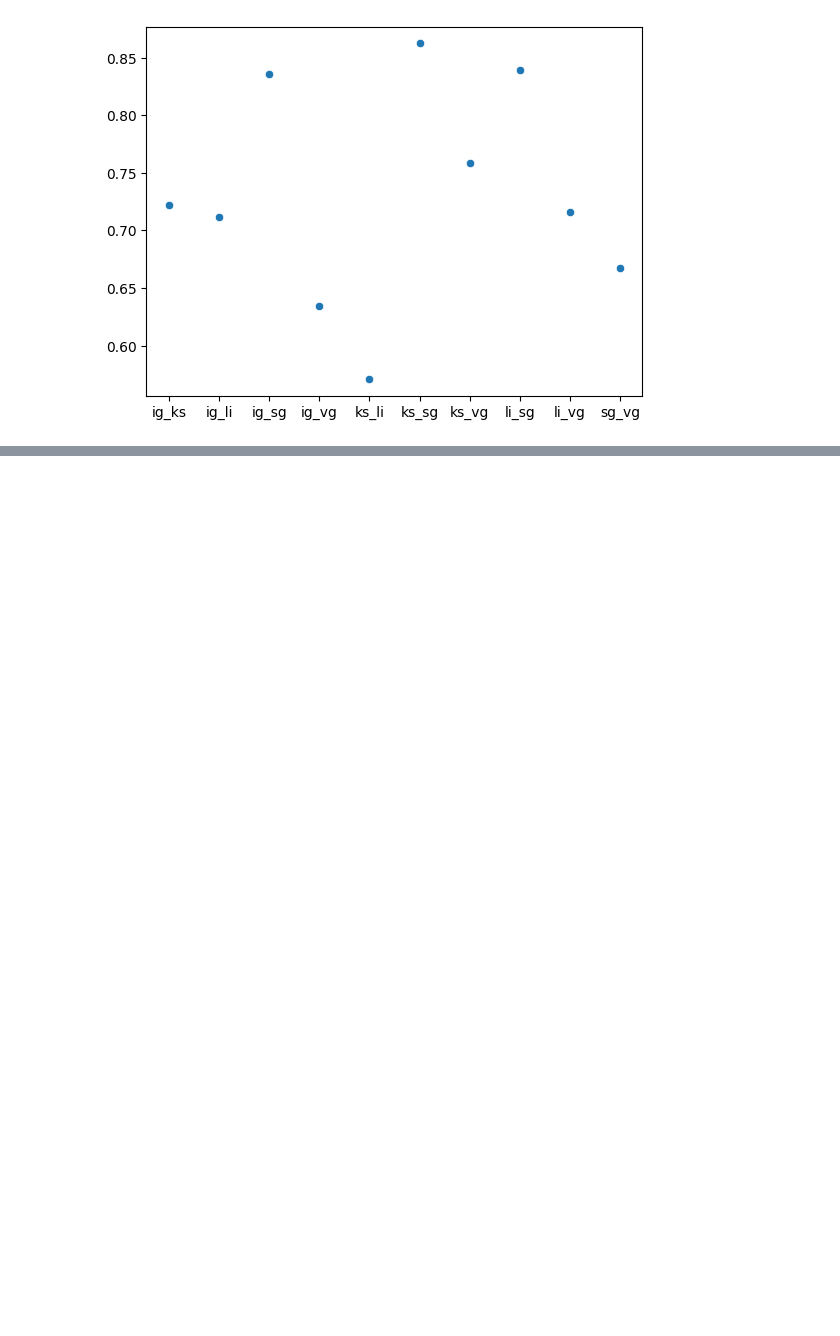
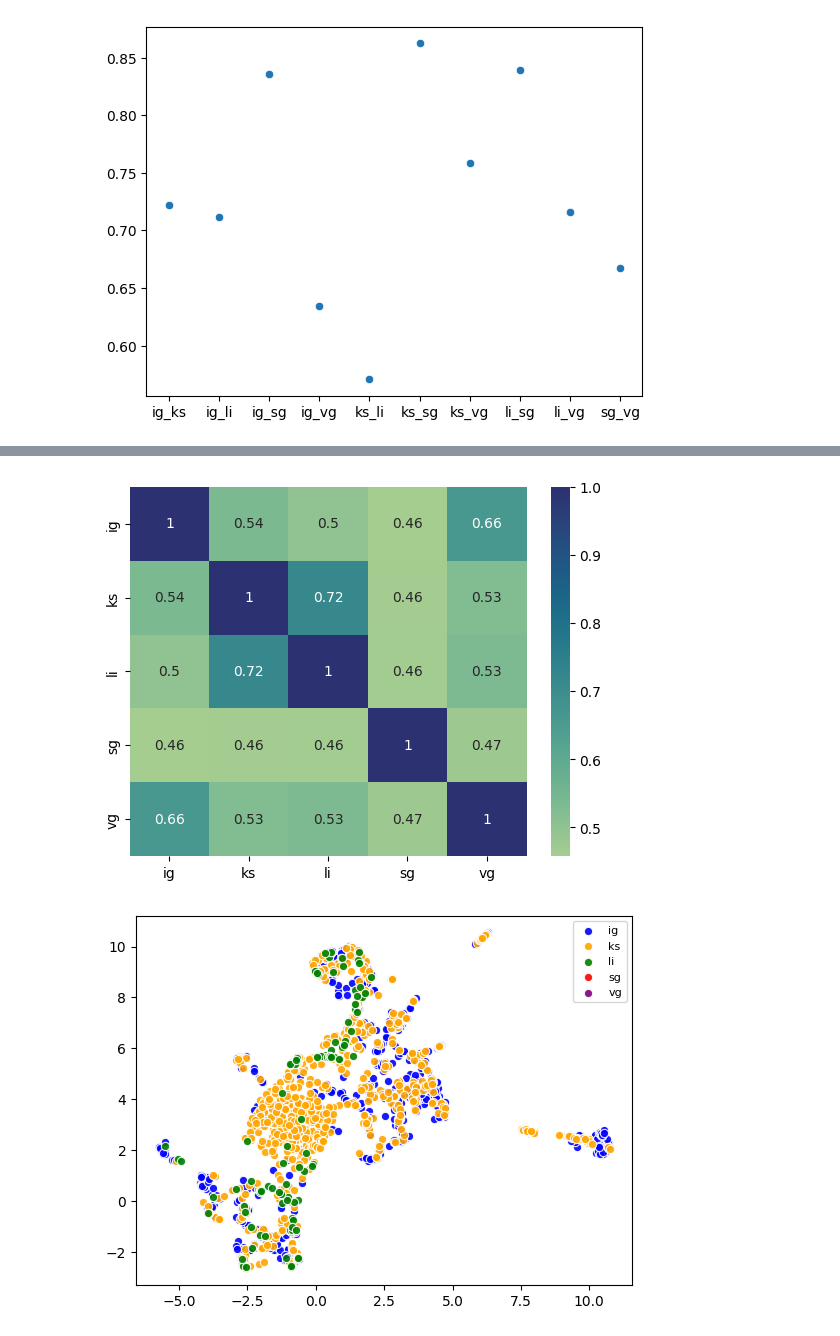
Before and after one commit to ekunigk/BA_Disagreement_Problem, a Jupyter notebook: evaluation_two.ipynb, the cells around one changed output, grey strips where cells are left out. Cells and saved outputs as stored; diff of their text form; code cells hidden in the pictures; blank space fills up the shorter version.

```diff
--- a/evaluation_two.ipynb
+++ b/evaluation_two.ipynb
@@ -62,0 +50,5 @@ analyze_explanations('breastw', 1, 9, 100, 3)
+# %%
+analyze_explanations('spf', 1, 24, 200, 8)
+# %% [output]
+[figure, added]
+[figure, added]
```
Also changed, not shown: parts of 7 cells of this notebook, 2 other files.
